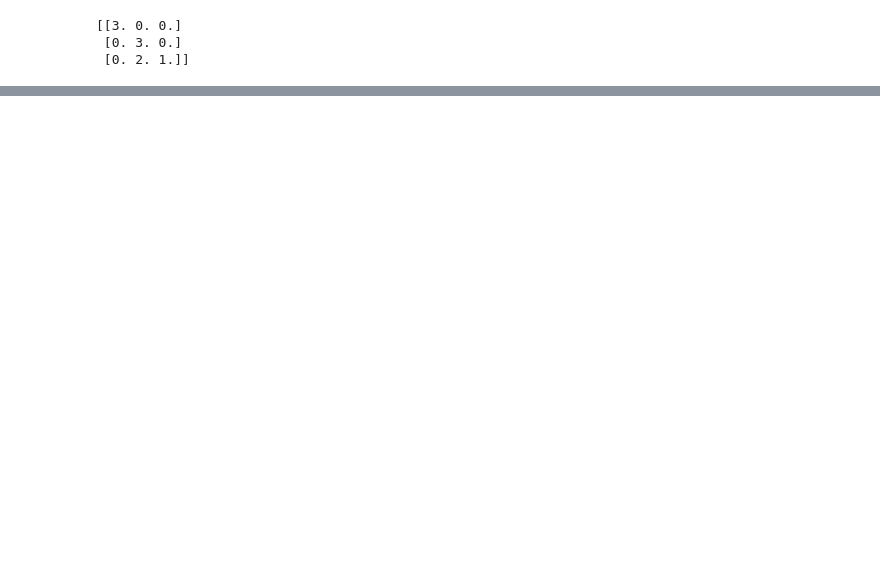
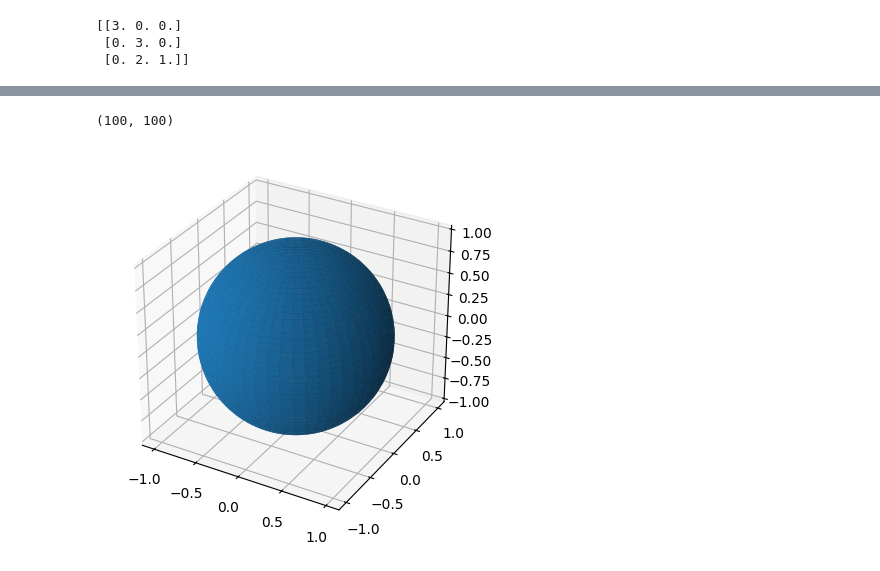
Before and after one commit to cfroccajr/Mmmmm..Machine_Learning, a Jupyter notebook: Class_Files/Eigen-Examples.ipynb, the cells around one changed output, grey strips where cells are left out. Saved outputs shown, nothing was run; the diff lists cells and outputs as text; code cells hidden in the pictures; blank space fills up the shorter version.

```diff
--- a/Class_Files/Eigen-Examples.ipynb
+++ b/Class_Files/Eigen-Examples.ipynb
@@ -118,0 +139,25 @@ ax.plot
+# %%
+# Make data
+u = np.linspace(0, 2 * np.pi, 100)
+v = np.linspace(0, np.pi, 100)
+x = 1 * np.outer(np.cos(u), np.sin(v))
+y = 1 * np.outer(np.sin(u), np.sin(v))
+z = 1 * np.outer(np.ones(np.size(u)), np.cos(v))
+# %%
+x.shape
+# %% [output]
+(100, 100)
+# %%
+
+fig4 = plt.figure()
+ax4 = fig4.add_subplot(projection='3d')
+
+# Plot the surface
+ax4.plot_surface(x, y, z)
+
+# Set an equal aspect ratio
+ax4.set_aspect('equal')
+
+plt.show()
+# %% [output]
+[figure, added]
```
Also changed, not shown: parts of 9 cells of this notebook, 1 other file.
